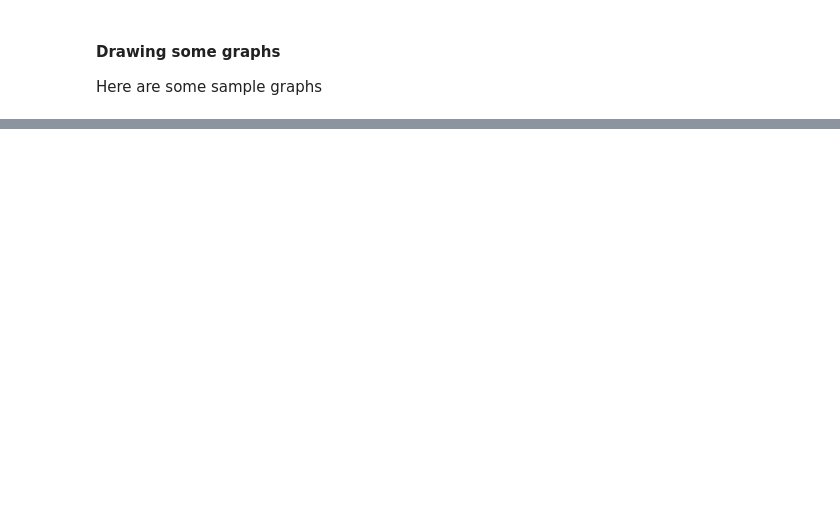
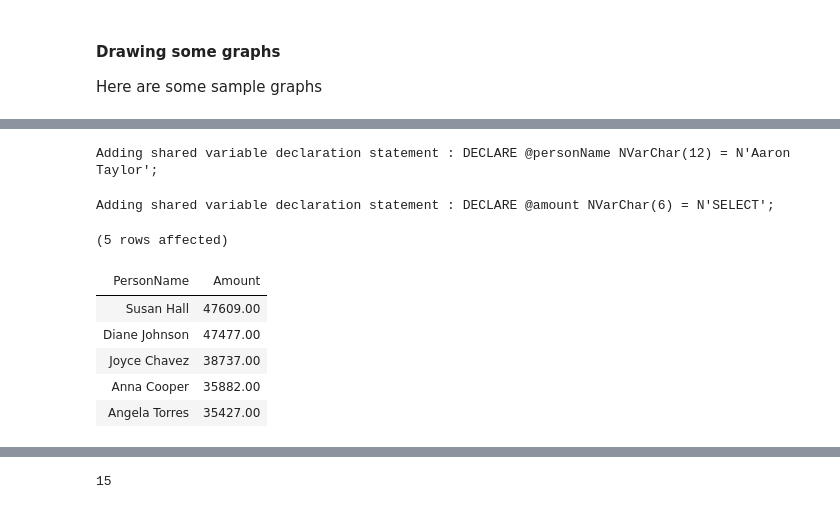
Before and after one commit to SamBaker-CAL/CalastoneWorkExperience, a Jupyter notebook: Sample.ipynb, the cells around one changed output, grey strips where cells are left out. Saved outputs shown, nothing was run; the diff lists cells and outputs as text; code cells hidden in the pictures; blank space fills up the shorter version.

```diff
--- a/Sample.ipynb
+++ b/Sample.ipynb
@@ -62,4 +72,18 @@ plot.Add.Scatter(dataX, dataY);
 plot
 # %% [output]
 [interactive output not drawn]
+# %%
+#!sql-BestFunds --name result
+
+ SELECT TOP 5 PersonName, Amount FROM dbo.Transactions order by Amount desc
+# %% [output]
+Adding shared variable declaration statement : DECLARE @personName NVarChar(12) = N'Aaron Taylor';
+Adding shared variable declaration statement : DECLARE @amount NVarChar(6) = N'SELECT';
+(5 rows affected)
+| PersonName | Amount |
+| Susan Hall | 47609.00 |
+| Diane Johnson | 47477.00 |
+| Joyce Chavez | 38737.00 |
+| Anna Cooper | 35882.00 |
+| Angela Torres | 35427.00 |
 # %%
@@ -86,3 +132,12 @@ myPlot.HideGrid();
 myPlot
 # %% [output]
 [interactive output not drawn]
+# %%
+var number1 = 5;
+var number2 = 10;
+
+var result = number1 + number2;
+
+Console.Write(result);
+# %% [output]
+15
```
Also changed, not shown: parts of 6 cells of this notebook.
